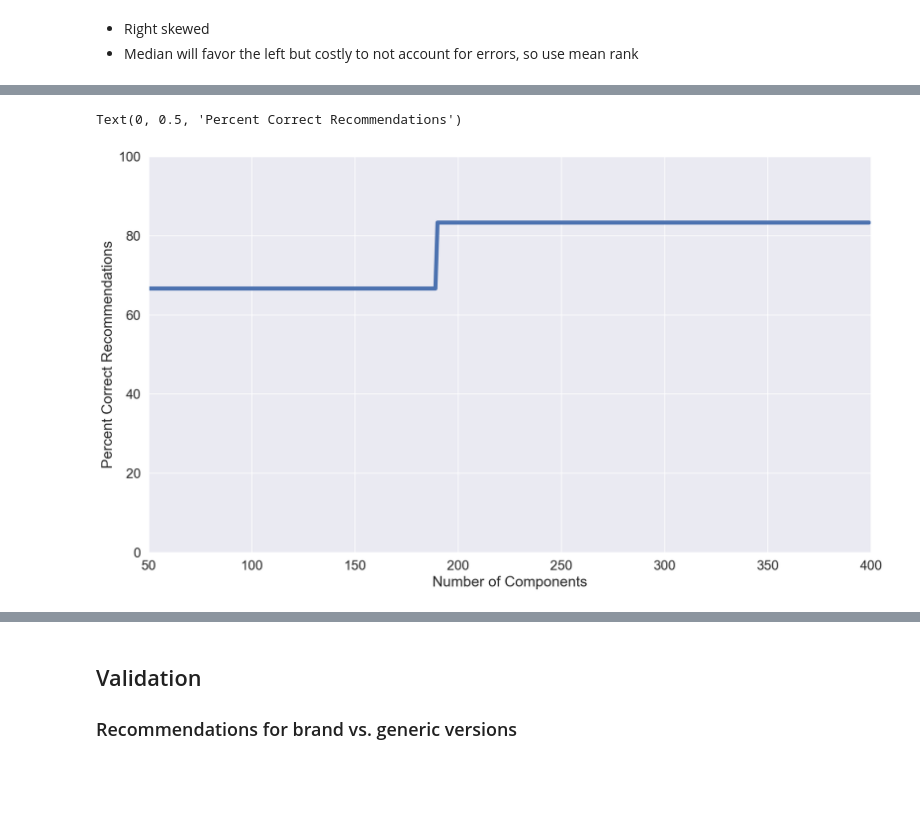
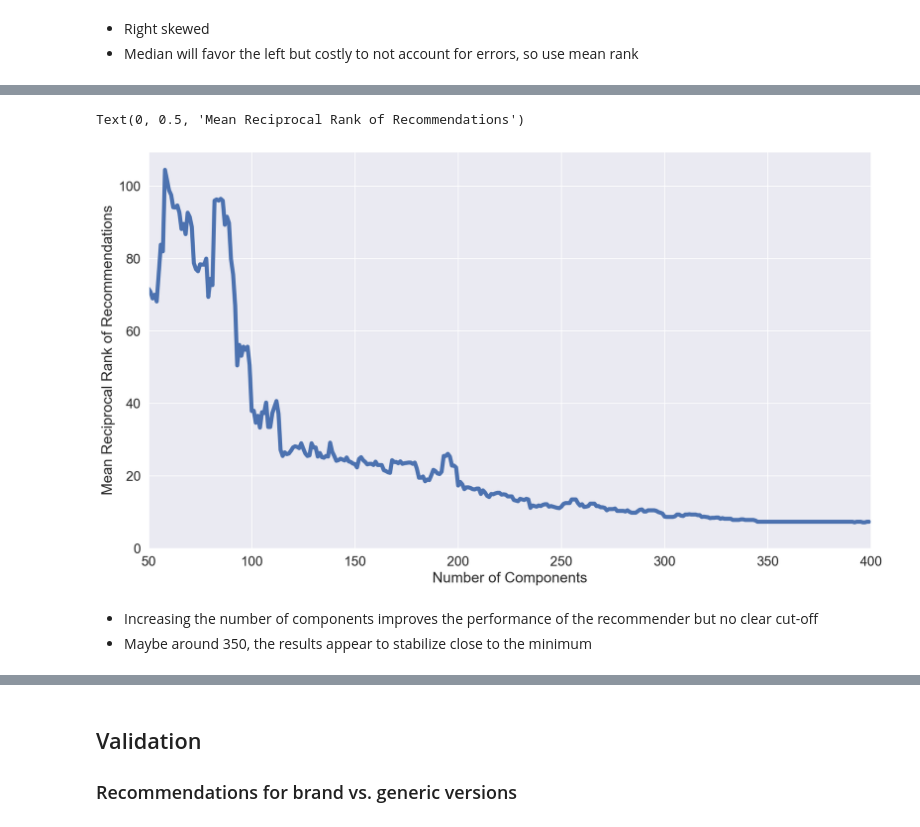
Before and after one commit to paulqsims/insight_project, a Jupyter notebook: notebooks/3_analysis.ipynb, the cells around one changed output, grey strips where cells are left out. Drawn from its saved outputs; the diff is of its cells as text; code cells hidden in the pictures; blank space fills up the shorter version.

Commit message:
Calculate minimum n components with MRR

```diff
--- a/notebooks/3_analysis.ipynb
+++ b/notebooks/3_analysis.ipynb
@@ -424,24 +316,24 @@ def get_components_df(df, ending_component):
 # Get recommendation accuracy for each number of components
 
 component_n = []
-comp_perc_correct = []
+comp_mrr = []
 
 for component in range(50,400):
     # Get df of the component features
     df_comp = get_components_df(df_tsvd_full, str(component))
-    # Get recommendation accuracy for list of brand name products
-    df_valid_res = get_prod_rec_acc(brand_name_prod, prod_df=df_tsvd_full,
+    # Get recommendation ranks for list of brand name products
+    df_valid_ranks = get_ranks(brand_name_prod, prod_df=df_tsvd_full,
                                     feat_df=df_comp)
-    # Check recommendation accuracy for list of brand name products
-    df_cos_sim_val_res = get_overall_rec_acc(df_valid_res, print_res=False)
-
+    # Check recommendation mean reciprocal rank for list of
+    # brand name products
+    mrr = df_valid_ranks['cos_rank'].mean()
     # Add recommender accuracy and component to lists
     component_n.append(component)
-    comp_perc_correct.extend(df_cos_sim_val_res['perc_correct'].tolist())
+    comp_mrr.append(mrr)
 
 # Create df of results
-df_comp_res = pd.DataFrame(list(zip(component_n, comp_perc_correct)),
-                          columns=['n_components','perc_correct'])
+df_comp_res = pd.DataFrame(list(zip(component_n, comp_mrr)),
+                          columns=['n_components','MRR'])
 # %%
 # Save component results
 
@@ -451,12 +357,15 @@ df_comp_res.to_csv(rpath+directory_name+filename)
 # %%
-#df_comp_res.plot()
+# Plot MRR vs. number of components
 
-plt.plot(df_comp_res['n_components'], df_comp_res['perc_correct'],
+plt.plot(df_comp_res['n_components'], df_comp_res['MRR'],
         linewidth=5)
 plt.xlim(50, 400)
-plt.ylim(0, 100)
+plt.ylim(0, df_comp_res['MRR'].max()+5)
 plt.xlabel("Number of Components")
-plt.ylabel("Percent Correct Recommendations")
+plt.ylabel("Mean Reciprocal Rank of Recommendations")
 # %% [output]
-Text(0, 0.5, 'Percent Correct Recommendations')
+Text(0, 0.5, 'Mean Reciprocal Rank of Recommendations')
-[figure, old version]
+[figure, new version]
+# %% [markdown]
+- Increasing the number of components improves the performance of the recommender but no clear cut-off
+- Maybe around 350, the results appear to stabilize close to the minimum
```
Also changed, not shown: parts of 16 cells of this notebook, 1 other file.
